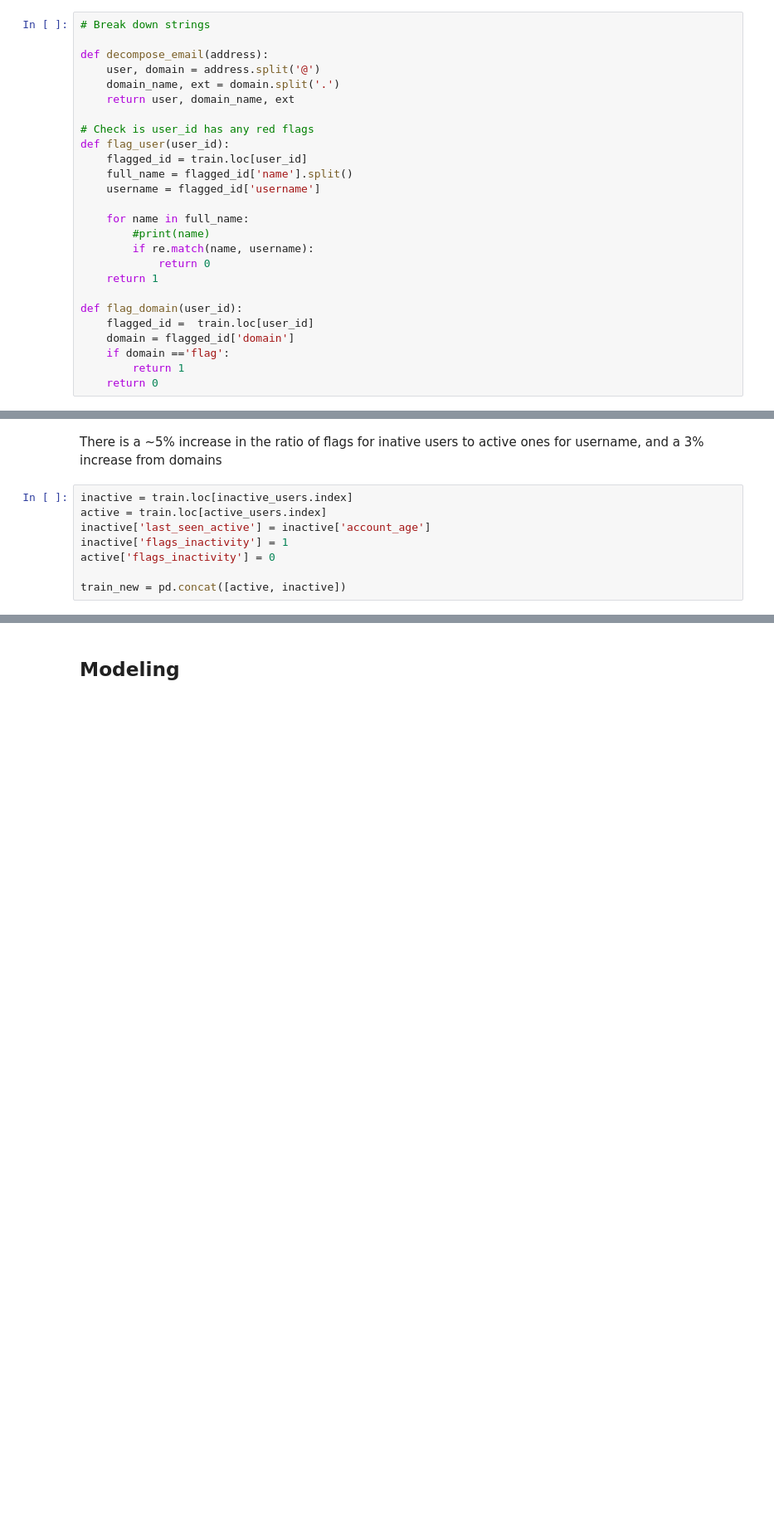
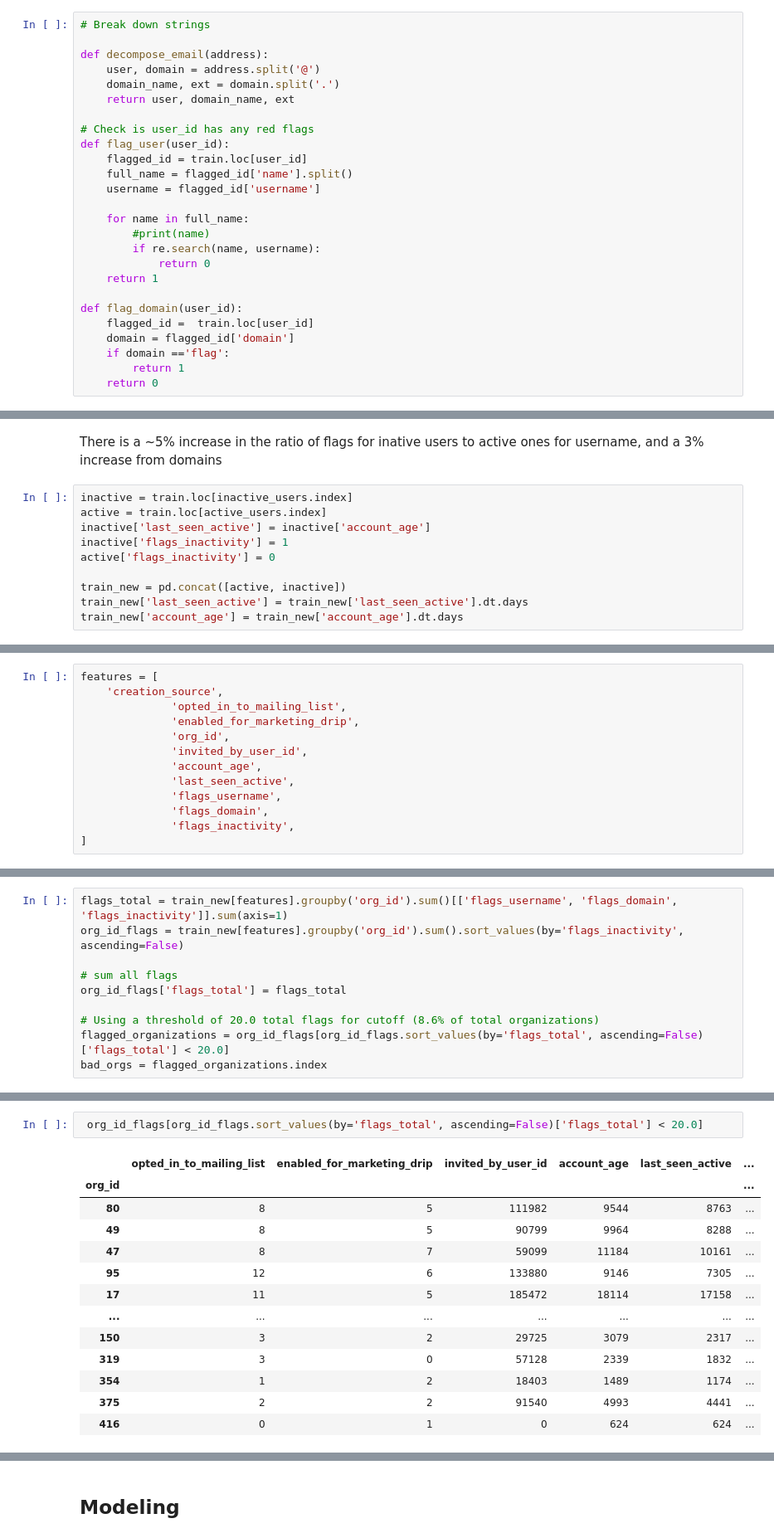
Before and after one commit to Pooret/Springboard, a Jupyter notebook: relax/relax.ipynb, the cells around one changed output, grey strips where cells are left out. Shown at 83% size. Cells and saved outputs as stored; diff of their text form; blank space fills up the shorter version.

```diff
--- a/relax/relax.ipynb
+++ b/relax/relax.ipynb
@@ -337,7 +338,7 @@ def flag_user(user_id):
 
     for name in full_name:
         #print(name)
-        if re.match(name, username):
+        if re.search(name, username):
             return 0
     return 1
 
@@ -417,3 +415,5 @@ inactive['flags_inactivity'] = 1
 active['flags_inactivity'] = 0
 
 train_new = pd.concat([active, inactive])
+train_new['last_seen_active'] = train_new['last_seen_active'].dt.days
+train_new['account_age'] = train_new['account_age'].dt.days
@@ -637,0 +420,13 @@ train
+# %%
+features = [
+    'creation_source',
+              'opted_in_to_mailing_list',
+              'enabled_for_marketing_drip',
+              'org_id',
+              'invited_by_user_id',
+              'account_age',
+              'last_seen_active',
+              'flags_username',
+              'flags_domain',
+              'flags_inactivity',
+]
@@ -637,0 +443,10 @@ train
+# %%
+flags_total = train_new[features].groupby('org_id').sum()[['flags_username', 'flags_domain', 'flags_inactivity']].sum(axis=1)
+org_id_flags = train_new[features].groupby('org_id').sum().sort_values(by='flags_inactivity', ascending=False)
+
+# sum all flags
+org_id_flags['flags_total'] = flags_total
+
+# Using a threshold of 20.0 total flags for cutoff (8.6% of total organizations)
+flagged_organizations = org_id_flags[org_id_flags.sort_values(by='flags_total', ascending=False)['flags_total'] < 20.0]
+bad_orgs = flagged_organizations.index
@@ -637,0 +498,16 @@ train
+# %%
+ org_id_flags[org_id_flags.sort_values(by='flags_total', ascending=False)['flags_total'] < 20.0]
+# %% [output]
+|  | opted_in_to_mailing_list | enabled_for_marketing_drip | invited_by_user_id | account_age | last_seen_active | ... |
+| org_id |  |  |  |  |  | ... |
+| 80 | 8 | 5 | 111982 | 9544 | 8763 | ... |
+| 49 | 8 | 5 | 90799 | 9964 | 8288 | ... |
+| 47 | 8 | 7 | 59099 | 11184 | 10161 | ... |
+| 95 | 12 | 6 | 133880 | 9146 | 7305 | ... |
+| 17 | 11 | 5 | 185472 | 18114 | 17158 | ... |
+| ... | ... | ... | ... | ... | ... | ... |
+| 150 | 3 | 2 | 29725 | 3079 | 2317 | ... |
+| 319 | 3 | 0 | 57128 | 2339 | 1832 | ... |
+| 354 | 1 | 2 | 18403 | 1489 | 1174 | ... |
+| 375 | 2 | 2 | 91540 | 4993 | 4441 | ... |
+| 416 | 0 | 1 | 0 | 624 | 624 | ... |
```
Also changed, not shown: parts of 61 cells of this notebook.
